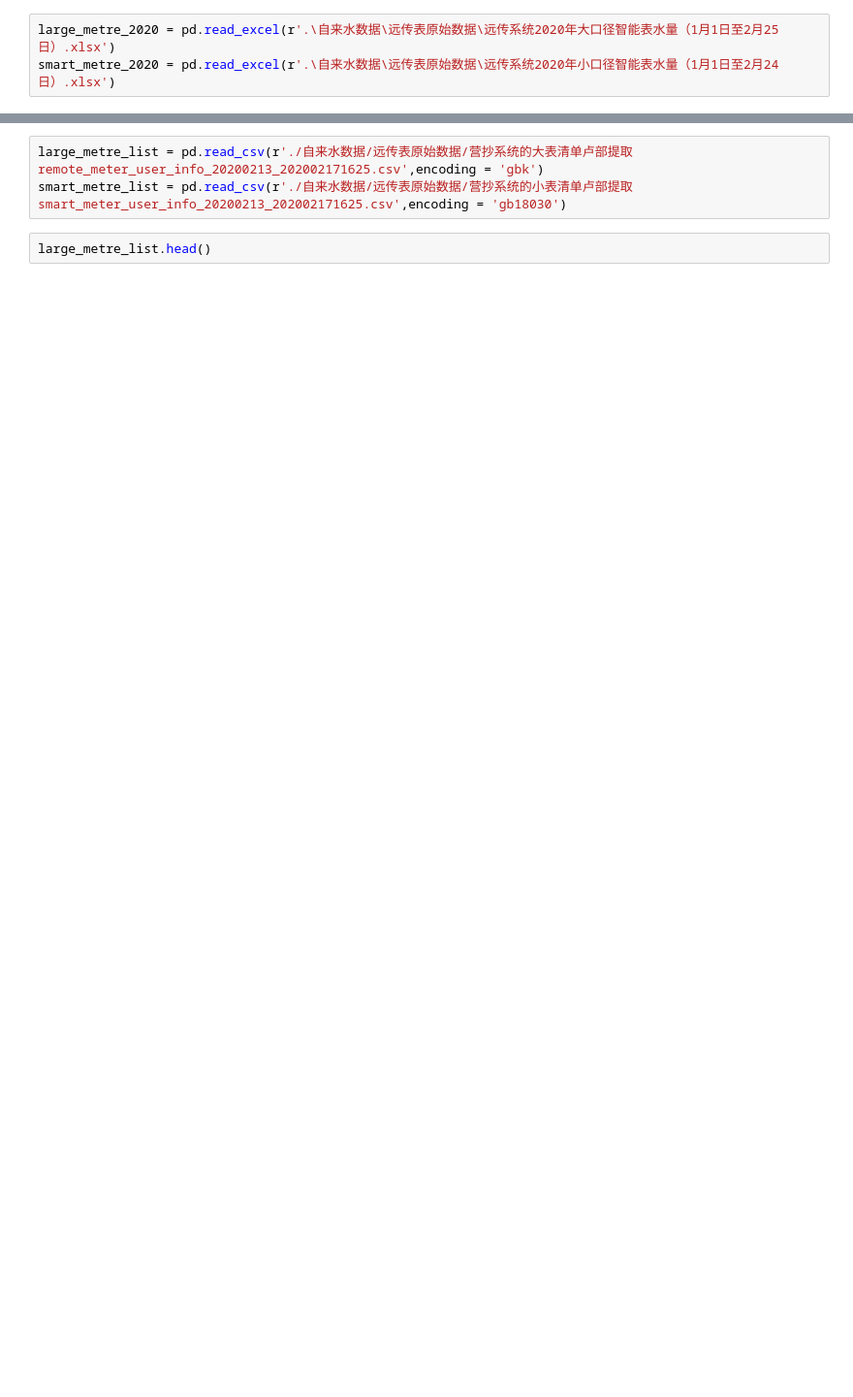
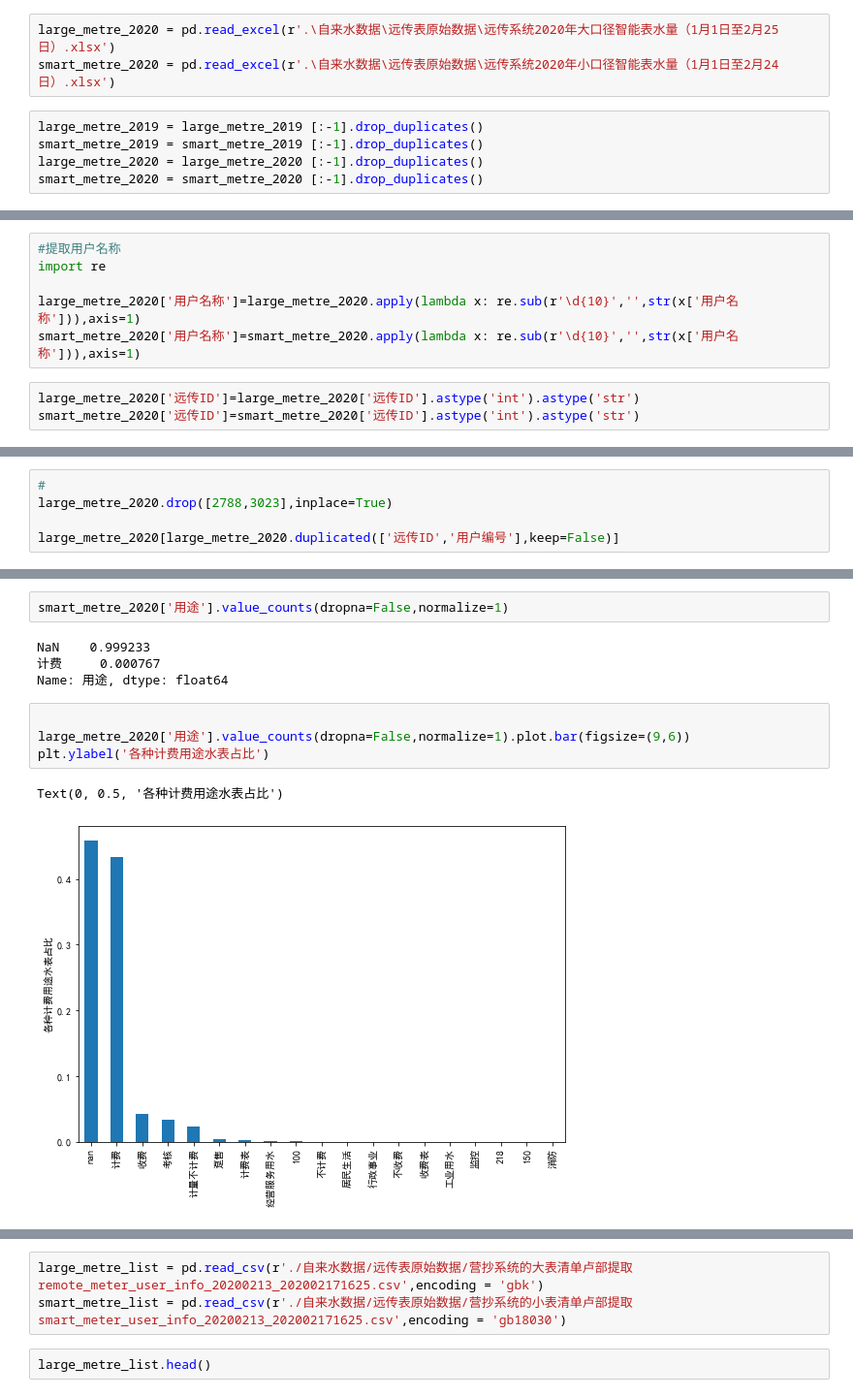
Before and after one commit to jayaston/mypyworks, a Jupyter notebook: 远传水表描述性分析.ipynb, the cells around one changed output, grey strips where cells are left out. Shown at 97% size. Drawn from its saved outputs; the diff is of its cells as text; blank space fills up the shorter version.

```diff
--- a/远传水表描述性分析.ipynb
+++ b/远传水表描述性分析.ipynb
@@ -13,3 +17,8 @@ import pandas as pd
 # %%
 large_metre_2020 = pd.read_excel(r'.\自来水数据\远传表原始数据\远传系统2020年大口径智能表水量（1月1日至2月25日）.xlsx')
 smart_metre_2020 = pd.read_excel(r'.\自来水数据\远传表原始数据\远传系统2020年小口径智能表水量（1月1日至2月24日）.xlsx')
+# %%
+large_metre_2019 = large_metre_2019 [:-1].drop_duplicates()
+smart_metre_2019 = smart_metre_2019 [:-1].drop_duplicates()
+large_metre_2020 = large_metre_2020 [:-1].drop_duplicates()
+smart_metre_2020 = smart_metre_2020 [:-1].drop_duplicates()
@@ -35,0 +72,9 @@ smart_metre_2020.head()
+# %%
+#提取用户名称
+import re
+
+large_metre_2020['用户名称']=large_metre_2020.apply(lambda x: re.sub(r'\d{10}','',str(x['用户名称'])),axis=1)
+smart_metre_2020['用户名称']=smart_metre_2020.apply(lambda x: re.sub(r'\d{10}','',str(x['用户名称'])),axis=1)
+# %%
+large_metre_2020['远传ID']=large_metre_2020['远传ID'].astype('int').astype('str')
+smart_metre_2020['远传ID']=smart_metre_2020['远传ID'].astype('int').astype('str')
@@ -35,0 +117,5 @@ smart_metre_2020.head()
+# %%
+#
+large_metre_2020.drop([2788,3023],inplace=True)
+
+large_metre_2020[large_metre_2020.duplicated(['远传ID','用户编号'],keep=False)]
@@ -35,0 +204,13 @@ smart_metre_2020.head()
+# %%
+smart_metre_2020['用途'].value_counts(dropna=False,normalize=1)
+# %% [output]
+NaN    0.999233
+计费     0.000767
+Name: 用途, dtype: float64
+# %%
+
+large_metre_2020['用途'].value_counts(dropna=False,normalize=1).plot.bar(figsize=(9,6))
+plt.ylabel('各种计费用途水表占比')
+# %% [output]
+Text(0, 0.5, '各种计费用途水表占比')
+[figure, added]
```
Also changed, not shown: parts of 85 cells of this notebook.
